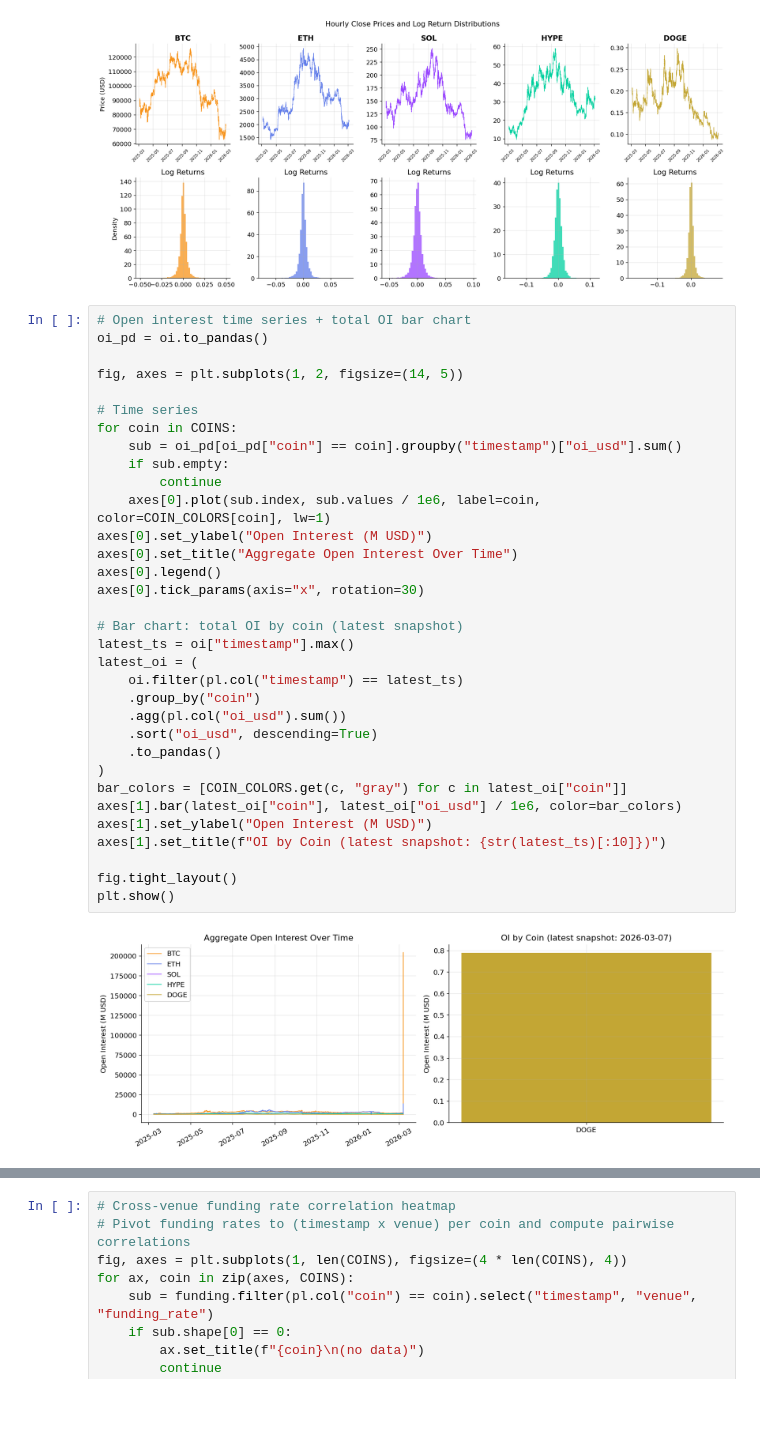
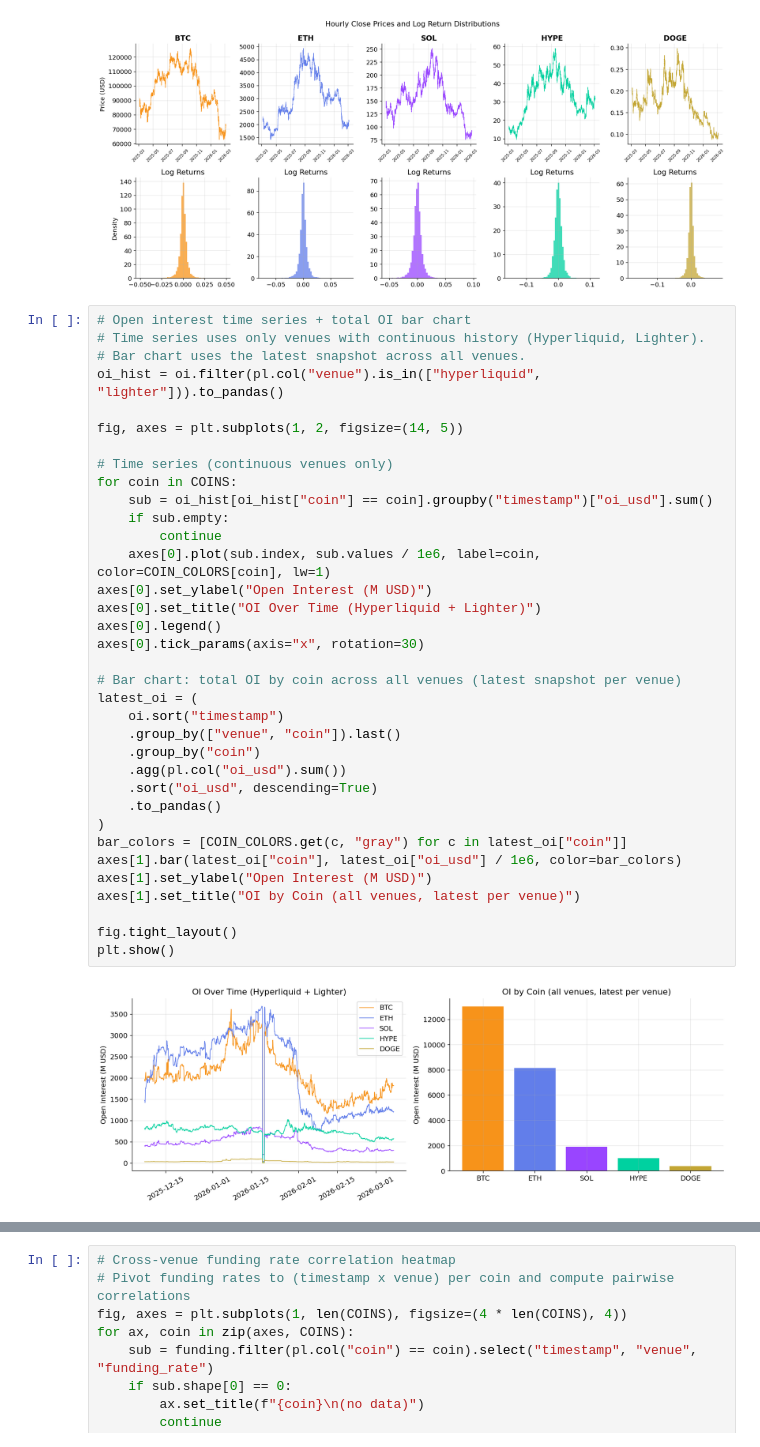
Before and after one commit to 0xknxwledge/group-m-finm33150-final, a Jupyter notebook: notebooks/final.ipynb, the cells around one changed output, grey strips where cells are left out. Cells and saved outputs as stored; diff of their text form; blank space fills up the shorter version.

```diff
--- a/notebooks/final.ipynb
+++ b/notebooks/final.ipynb
@@ -243,38 +261,40 @@ plt.show()
 [figure]
 # %%
 # Open interest time series + total OI bar chart
-oi_pd = oi.to_pandas()
+# Time series uses only venues with continuous history (Hyperliquid, Lighter).
+# Bar chart uses the latest snapshot across all venues.
+oi_hist = oi.filter(pl.col("venue").is_in(["hyperliquid", "lighter"])).to_pandas()
 
 fig, axes = plt.subplots(1, 2, figsize=(14, 5))
 
-# Time series
+# Time series (continuous venues only)
 for coin in COINS:
-    sub = oi_pd[oi_pd["coin"] == coin].groupby("timestamp")["oi_usd"].sum()
+    sub = oi_hist[oi_hist["coin"] == coin].groupby("timestamp")["oi_usd"].sum()
     if sub.empty:
         continue
     axes[0].plot(sub.index, sub.values / 1e6, label=coin, color=COIN_COLORS[coin], lw=1)
 axes[0].set_ylabel("Open Interest (M USD)")
-axes[0].set_title("Aggregate Open Interest Over Time")
+axes[0].set_title("OI Over Time (Hyperliquid + Lighter)")
 axes[0].legend()
 axes[0].tick_params(axis="x", rotation=30)
 
-# Bar chart: total OI by coin (latest snapshot)
-latest_ts = oi["timestamp"].max()
+# Bar chart: total OI by coin across all venues (latest snapshot per venue)
 latest_oi = (
-    oi.filter(pl.col("timestamp") == latest_ts)
+    oi.sort("timestamp")
+    .group_by(["venue", "coin"]).last()
     .group_by("coin")
     .agg(pl.col("oi_usd").sum())
     .sort("oi_usd", descending=True)
     .to_pandas()
 )
 bar_colors = [COIN_COLORS.get(c, "gray") for c in latest_oi["coin"]]
 axes[1].bar(latest_oi["coin"], latest_oi["oi_usd"] / 1e6, color=bar_colors)
 axes[1].set_ylabel("Open Interest (M USD)")
-axes[1].set_title(f"OI by Coin (latest snapshot: {str(latest_ts)[:10]})")
+axes[1].set_title("OI by Coin (all venues, latest per venue)")
 
 fig.tight_layout()
 plt.show()
 # %% [output]
-[figure, old version]
+[figure, new version]
 # %%
 # Cross-dataset summary: OI concentration, funding extremes
```
Also changed, not shown: parts of 35 cells of this notebook, 19 other files.
